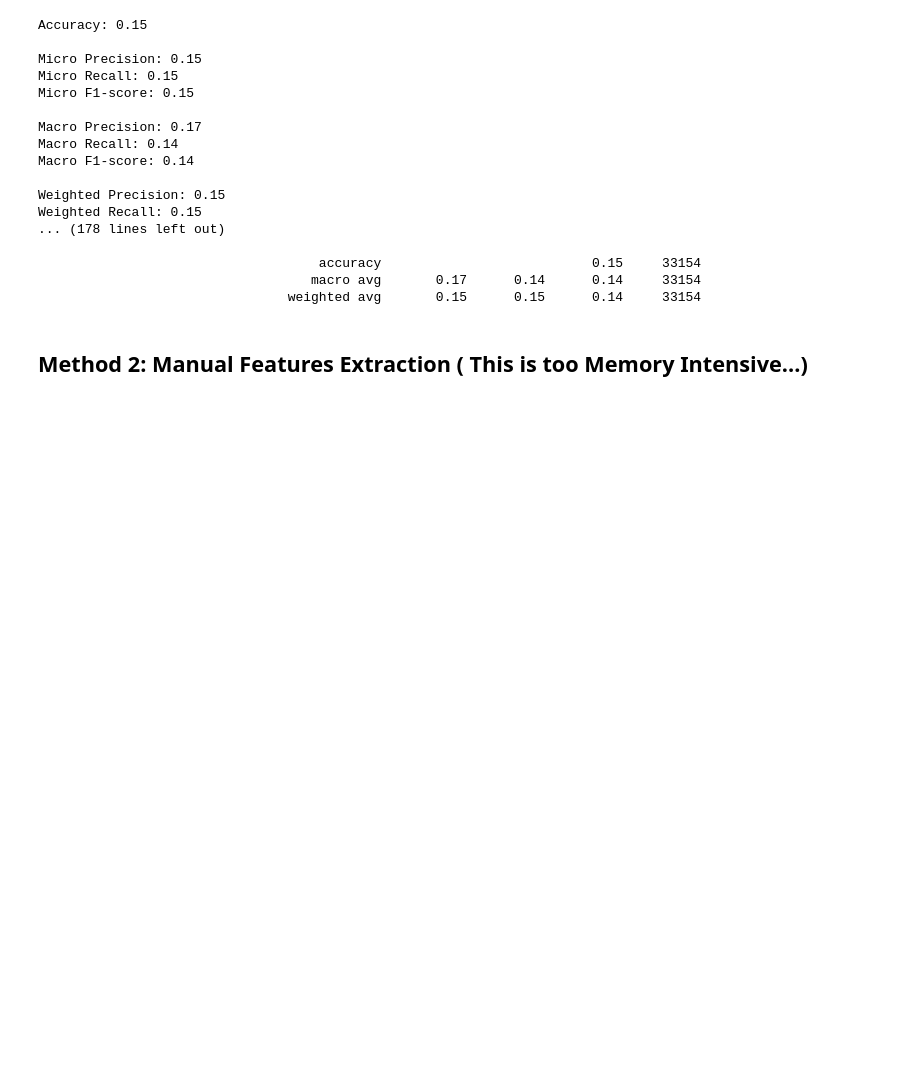
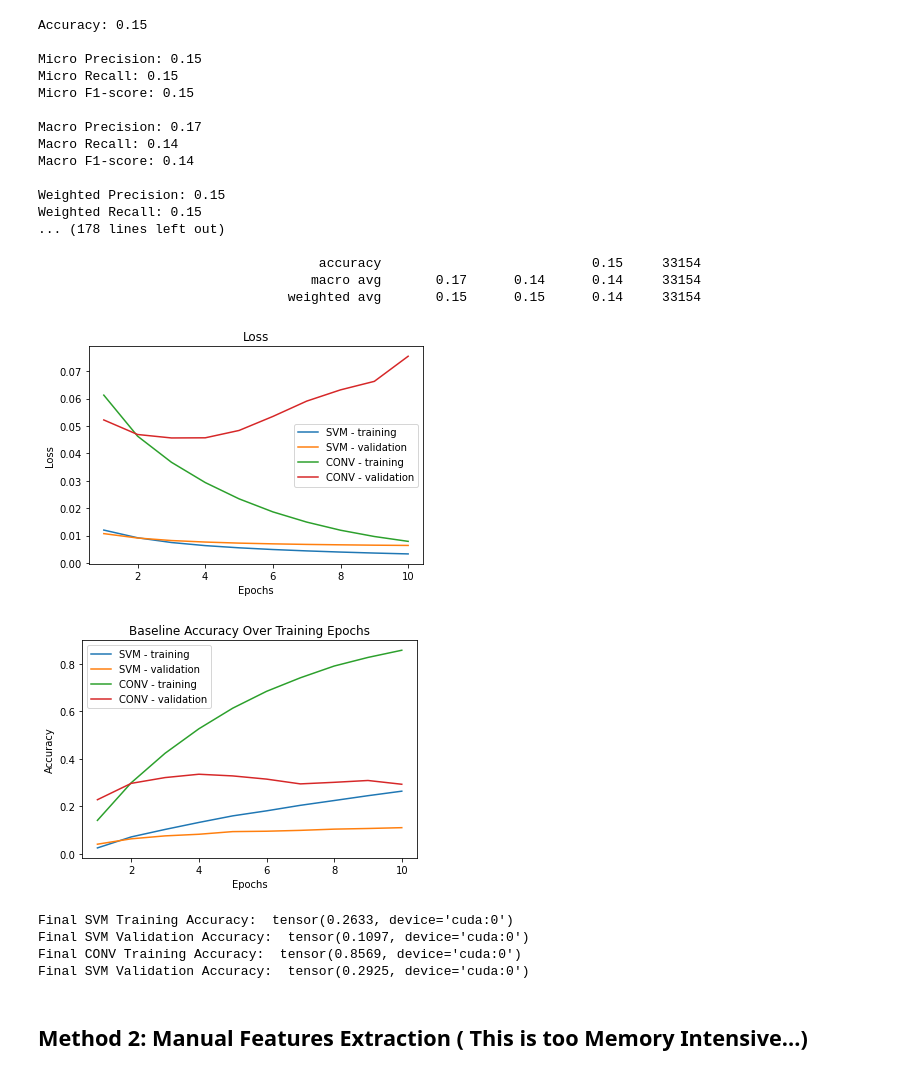
Before and after one commit to VivekShankar/CS231N_FinalProject, a Jupyter notebook: linear_baseline.ipynb, the cells around one changed output. Drawn from its saved outputs; the diff is of its cells as text; code cells hidden in the pictures; blank space fills up the shorter version.

Commit message:
Added training/validation accuracy plot showing both linear SVM and ConvNet baselines

```diff
--- a/linear_baseline.ipynb
+++ b/linear_baseline.ipynb
@@ -419,6 +404,49 @@ Weighted Recall: 0.15
                                     accuracy                           0.15     33154
                                    macro avg       0.17      0.14      0.14     33154
                                 weighted avg       0.15      0.15      0.14     33154
+# %%
+# Plot both baselines on a SINGLE plot
+
+history_linearsvm = torch.load('./linear_svm/baseline-history.pt')
+LOSS_SVM, ACC_SVM, LOSS_V_SVM, ACC_V_SVM = (history_linearsvm['loss'], history_linearsvm['acc'],
+                                            history_linearsvm['loss_v'], history_linearsvm['acc_v'])
+LOSS_SVM, ACC_SVM, LOSS_V_SVM, ACC_V_SVM = LOSS_SVM[:10], ACC_SVM[:10], LOSS_V_SVM[:10], ACC_V_SVM[:10]
+history_convbaseline = torch.load('./saved_models/baseline-history.pt')
+LOSS_CONV, ACC_CONV, LOSS_V_CONV, ACC_V_CONV = (history_convbaseline['loss'], history_convbaseline['acc'],
+                                                history_convbaseline['loss_v'], history_convbaseline['acc_v'])
+
+plt.figure()
+E = np.arange(10)+1
+plt.plot(E,LOSS_SVM,label='SVM - training')
+plt.plot(E,LOSS_V_SVM,label='SVM - validation')
+plt.plot(E,LOSS_CONV,label='CONV - training')
+plt.plot(E,LOSS_V_CONV,label='CONV - validation')
+plt.xlabel("Epochs")
+plt.ylabel("Loss")
+plt.title("Loss")
+plt.legend()
+plt.show()
+plt.figure()
+plt.plot(E,ACC_SVM,label='SVM - training')
+plt.plot(E,ACC_V_SVM,label='SVM - validation')
+plt.plot(E,ACC_CONV,label='CONV - training')
+plt.plot(E,ACC_V_CONV,label='CONV - validation')
+plt.xlabel("Epochs")
+plt.ylabel("Accuracy")
+plt.title("Baseline Accuracy Over Training Epochs")
+plt.legend()
+plt.show()
+print("Final SVM Training Accuracy: ", ACC_SVM[-1])
+print("Final SVM Validation Accuracy: ", ACC_V_SVM[-1])
+print("Final CONV Training Accuracy: ", ACC_CONV[-1])
+print("Final SVM Validation Accuracy: ", ACC_V_CONV[-1])
+# %% [output]
+[figure, added]
+[figure, added]
+Final SVM Training Accuracy:  tensor(0.2633, device='cuda:0')
+Final SVM Validation Accuracy:  tensor(0.1097, device='cuda:0')
+Final CONV Training Accuracy:  tensor(0.8569, device='cuda:0')
+Final SVM Validation Accuracy:  tensor(0.2925, device='cuda:0')
 # %% [markdown]
 ## Method 2: Manual Features Extraction ( This is too Memory Intensive...)
 # %%
```
Also changed, not shown: parts of 6 cells of this notebook.
